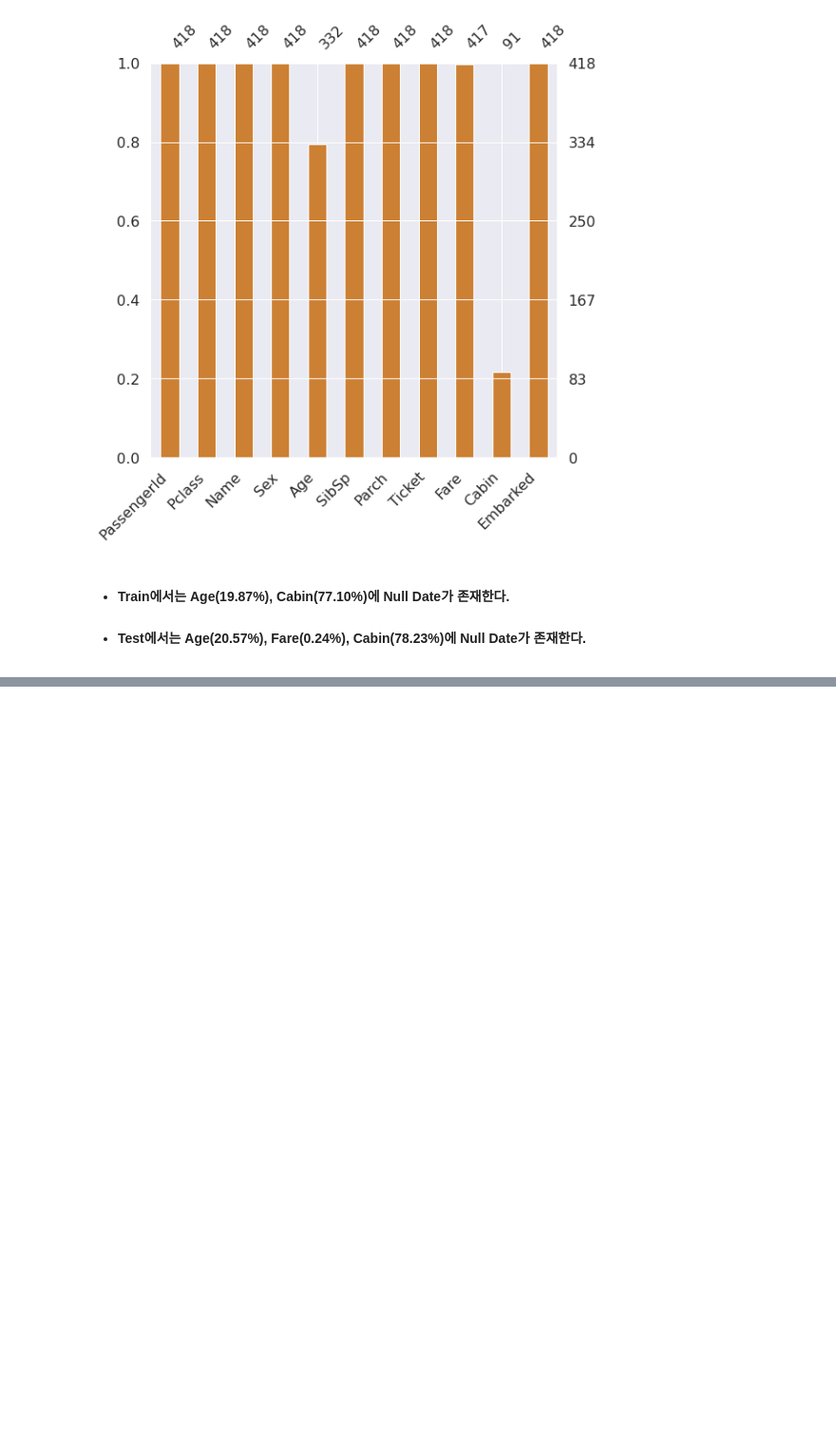
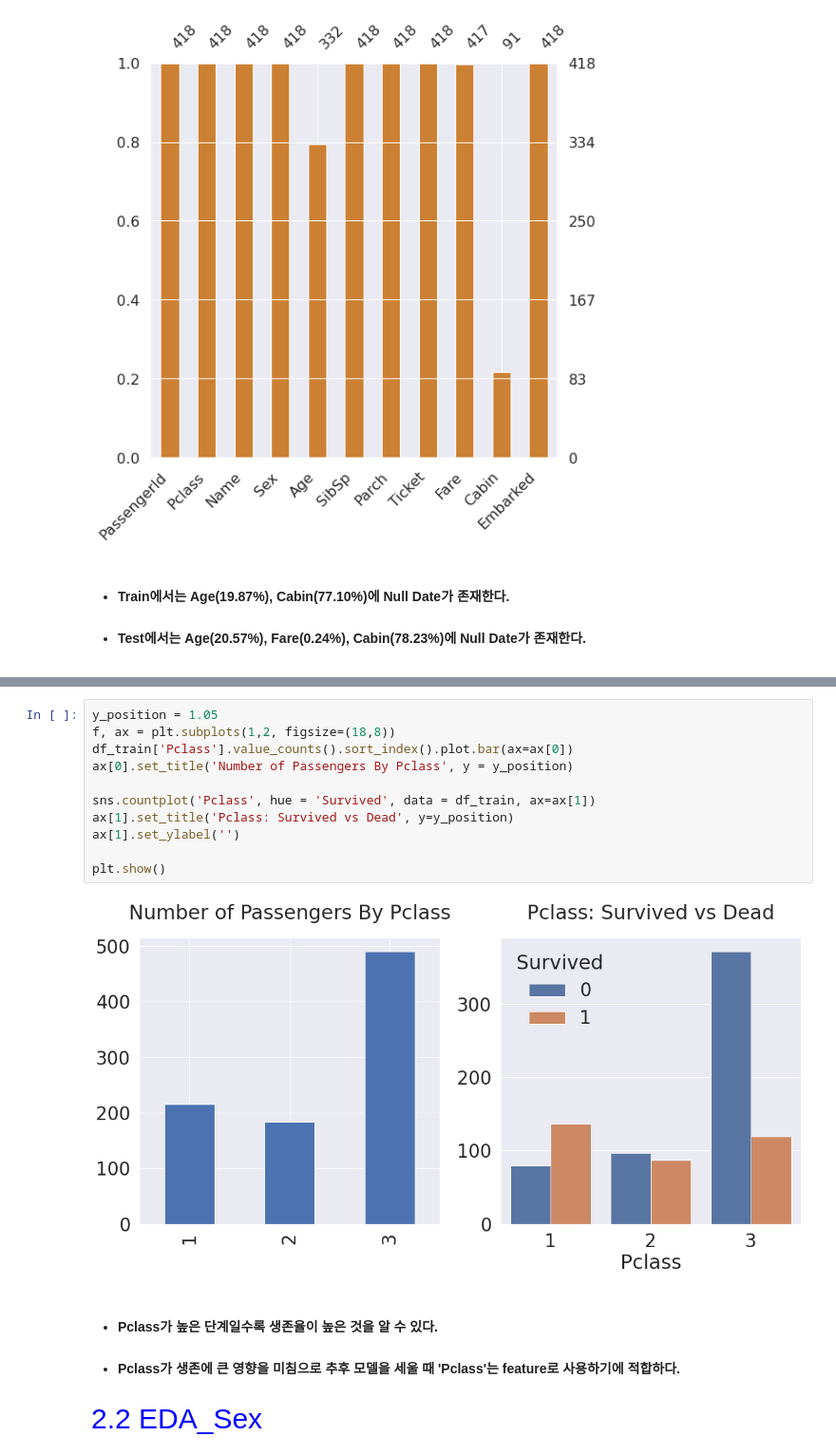
Before and after one commit to dwkim8155/ML-Study, a Jupyter notebook: my-first-analysis-for-titanic.ipynb, the cells around one changed output, grey strips where cells are left out. Shown at 95% size. Saved outputs shown, nothing was run; the diff lists cells and outputs as text; blank space fills up the shorter version.

```diff
--- a/my-first-analysis-for-titanic.ipynb
+++ b/my-first-analysis-for-titanic.ipynb
@@ -102,0 +154,18 @@ msno.bar(df=df_test, figsize=(8,8), color=(0.8, 0.5, 0.2))
+# %%
+y_position = 1.05
+f, ax = plt.subplots(1,2, figsize=(18,8))
+df_train['Pclass'].value_counts().sort_index().plot.bar(ax=ax[0])
+ax[0].set_title('Number of Passengers By Pclass', y = y_position)
+
+sns.countplot('Pclass', hue = 'Survived', data = df_train, ax=ax[1])
+ax[1].set_title('Pclass: Survived vs Dead', y=y_position)
+ax[1].set_ylabel('')
+
+plt.show()
+# %% [output]
+[figure, added]
+# %% [markdown]
+* #### Pclass가 높은 단계일수록 생존율이 높은 것을 알 수 있다.
+* #### Pclass가 생존에 큰 영향을 미침으로 추후 모델을 세울 때 'Pclass'는 feature로 사용하기에 적합하다.
+# %% [markdown]
+<span style="font-size: 30px; color:blue"> 2.2 EDA_Sex </span>
```
Also changed, not shown: parts of 18 cells of this notebook.
